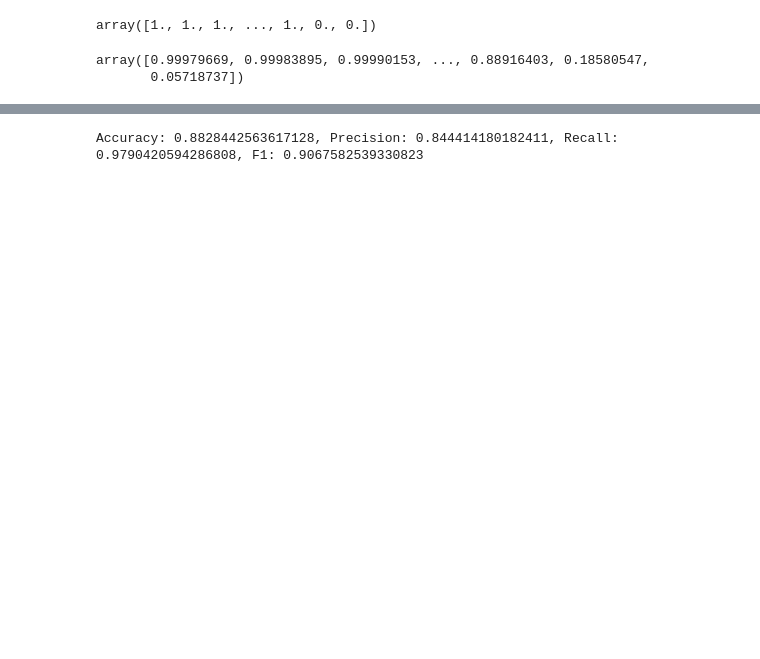
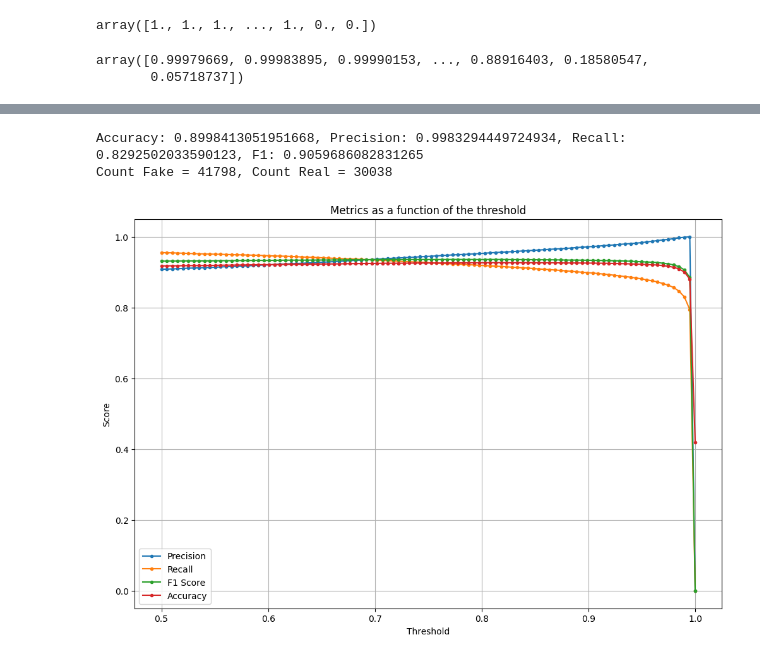
Before and after one commit to faraz-g/deepfake_detection, a Jupyter notebook: notebooks/calculate_test_metrics.ipynb, the cells around one changed output, grey strips where cells are left out. Drawn from its saved outputs; the diff is of its cells as text; code cells hidden in the pictures; blank space fills up the shorter version.

```diff
--- a/notebooks/calculate_test_metrics.ipynb
+++ b/notebooks/calculate_test_metrics.ipynb
@@ -18,6 +21,4 @@ predictions
 array([0.99979669, 0.99983895, 0.99990153, ..., 0.88916403, 0.18580547,
        0.05718737])
 # %%
-THRESHOLD = 0.98
+THRESHOLD = 0.99
-# %%
-predictions = predictions > THRESHOLD
@@ -44,4 +25,49 @@ f1 = f1_score(ground_truth, predictions)
-# %%
-print(f"Accuracy: {accuracy}, Precision: {precision}, Recall: {recall}, F1: {f1}")
-# %% [output]
-Accuracy: 0.8828442563617128, Precision: 0.844414180182411, Recall: 0.9790420594286808, F1: 0.9067582539330823
+# %%
+thresh_predictions = predictions > THRESHOLD
+ground_truth = ground_truth == 1
+# %%
+accuracy = accuracy_score(ground_truth, thresh_predictions)
+precision = precision_score(ground_truth, thresh_predictions)
+recall = recall_score(ground_truth, thresh_predictions)
+f1 = f1_score(ground_truth, thresh_predictions)
+print(f"Accuracy: {accuracy}, Precision: {precision}, Recall: {recall}, F1: {f1}")
+
+num_fake = np.sum(ground_truth)
+num_real = len(ground_truth) - num_fake
+print(f"Count Fake = {num_fake}, Count Real = {num_real}")
+# %% [output]
+Accuracy: 0.8998413051951668, Precision: 0.9983294449724934, Recall: 0.8292502033590123, F1: 0.9059686082831265
+Count Fake = 41798, Count Real = 30038
+# %%
+precisions = []
+recalls = []
+f1_scores = []
+accuracies = []
+
+thresholds = np.linspace(0.5, 1, 100)
+
+for threshold in thresholds:
+    thresh_predictions = predictions > threshold
+    accuracy = accuracy_score(ground_truth, thresh_predictions)
+    precision = precision_score(ground_truth, thresh_predictions)
+    recall = recall_score(ground_truth, thresh_predictions)
+    f1 = f1_score(ground_truth, thresh_predictions)
+
+    accuracies.append(accuracy)
+    precisions.append(precision)
+    recalls.append(recall)
+    f1_scores.append(f1)
+
+plt.figure(figsize=(12, 8))
+plt.plot(thresholds, precisions, label='Precision', marker='.')
+plt.plot(thresholds, recalls, label='Recall', marker='.')
+plt.plot(thresholds, f1_scores, label='F1 Score', marker='.')
+plt.plot(thresholds, accuracies, label='Accuracy', marker='.')
+plt.title('Metrics as a function of the threshold')
+plt.xlabel('Threshold')
+plt.ylabel('Score')
+plt.legend()
+plt.grid(True)
+plt.show()
+# %% [output]
+[figure, added]
```
Also changed, not shown: parts of 6 cells of this notebook, 2 other files.
